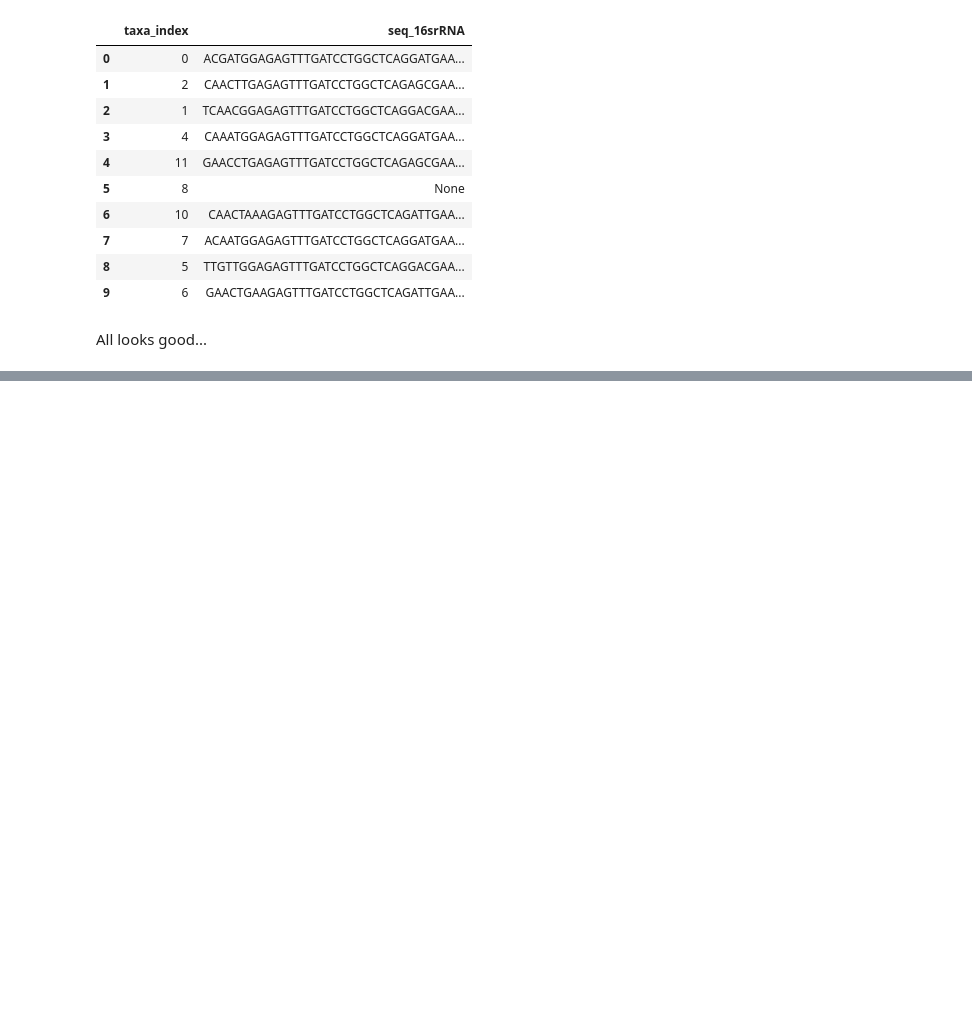
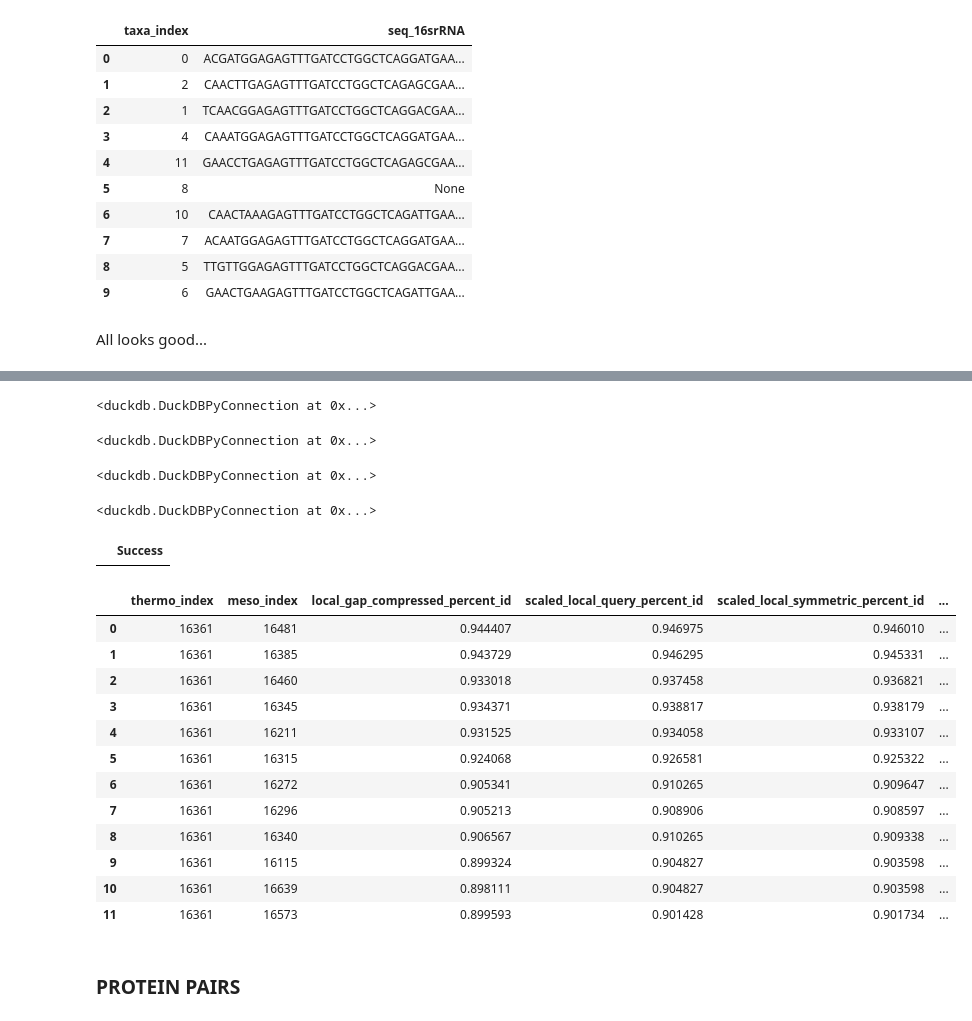
Before and after one commit to BeckResearchLab/learn2thermDB, a Jupyter notebook: notebooks/test-duckdb.ipynb, the cells around one changed output, grey strips where cells are left out. Cells and saved outputs as stored; diff of their text form; code cells hidden in the pictures; blank space fills up the shorter version.

```diff
--- a/notebooks/test-duckdb.ipynb
+++ b/notebooks/test-duckdb.ipynb
@@ -340,0 +507,55 @@ All looks good...
+# %%
+# now get labels, we might as well make this one table now
+conn.execute("""
+    CREATE OR REPLACE TEMP TABLE taxa_pair_labels_tmp AS SELECT
+        column0:: INT AS taxa_pair_index,
+        is_pair:: BOOL AS is_pair
+    FROM read_csv_auto('../data/taxa_pairs/pair_labels.csv', header=True)
+""")
+# %% [output]
+<duckdb.DuckDBPyConnection at 0x...>
+# %%
+conn.execute("CREATE SEQUENCE taxa_pair_id_seq START 1")
+# %% [output]
+<duckdb.DuckDBPyConnection at 0x...>
+# %%
+# add an index to the taxa pairs table which doesn't have one
+conn.execute("""
+    ALTER TABLE taxa_pairs_tmp ADD COLUMN taxa_pair_index INT DEFAULT nextval('taxa_pair_id_seq')-1
+""")
+# %% [output]
+<duckdb.DuckDBPyConnection at 0x...>
+# %%
+# join the two tables and create a true table
+conn.execute("""
+    CREATE OR REPLACE TABLE taxa_pairs AS SELECT * FROM taxa_pairs_tmp
+        INNER JOIN taxa_pair_labels_tmp ON (taxa_pairs_tmp.taxa_pair_index=taxa_pair_labels_tmp.taxa_pair_index)
+
+""")
+# %% [output]
+<duckdb.DuckDBPyConnection at 0x...>
+# %%
+# join the two tables and create a true table
+conn.execute("""
+    ALTER TABLE taxa_pairs DROP "taxa_pair_index:1"
+""").df()
+# %% [output]
+|  | Success |
+# %%
+conn.execute("""SELECT * FROM taxa_pairs WHERE is_pair LIMIT 12""").df()
+# %% [output]
+|  | thermo_index | meso_index | local_gap_compressed_percent_id | scaled_local_query_percent_id | scaled_local_symmetric_percent_id | ... |
+| 0 | 16361 | 16481 | 0.944407 | 0.946975 | 0.946010 | ... |
+| 1 | 16361 | 16385 | 0.943729 | 0.946295 | 0.945331 | ... |
+| 2 | 16361 | 16460 | 0.933018 | 0.937458 | 0.936821 | ... |
+| 3 | 16361 | 16345 | 0.934371 | 0.938817 | 0.938179 | ... |
+| 4 | 16361 | 16211 | 0.931525 | 0.934058 | 0.933107 | ... |
+| 5 | 16361 | 16315 | 0.924068 | 0.926581 | 0.925322 | ... |
+| 6 | 16361 | 16272 | 0.905341 | 0.910265 | 0.909647 | ... |
+| 7 | 16361 | 16296 | 0.905213 | 0.908906 | 0.908597 | ... |
+| 8 | 16361 | 16340 | 0.906567 | 0.910265 | 0.909338 | ... |
+| 9 | 16361 | 16115 | 0.899324 | 0.904827 | 0.903598 | ... |
+| 10 | 16361 | 16639 | 0.898111 | 0.904827 | 0.903598 | ... |
+| 11 | 16361 | 16573 | 0.899593 | 0.901428 | 0.901734 | ... |
+# %% [markdown]
+### PROTEIN PAIRS
```
Also changed, not shown: parts of 75 cells of this notebook.
